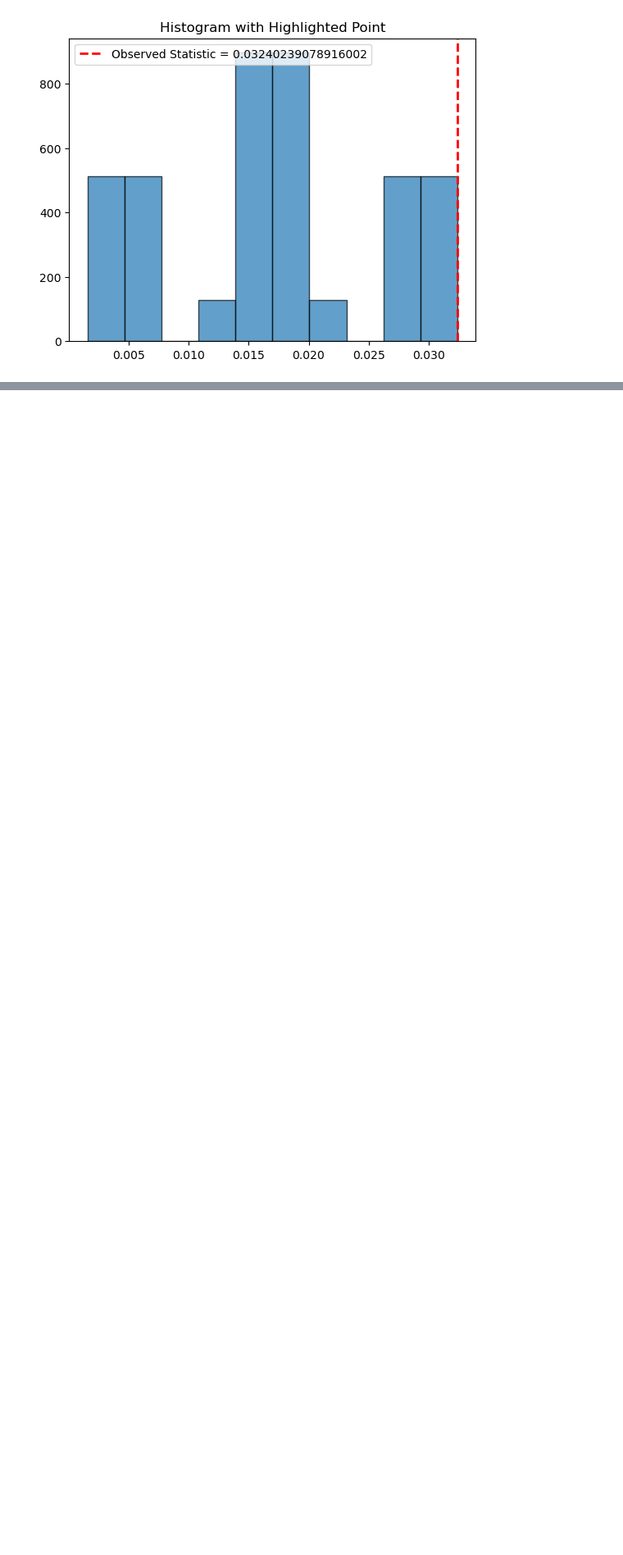
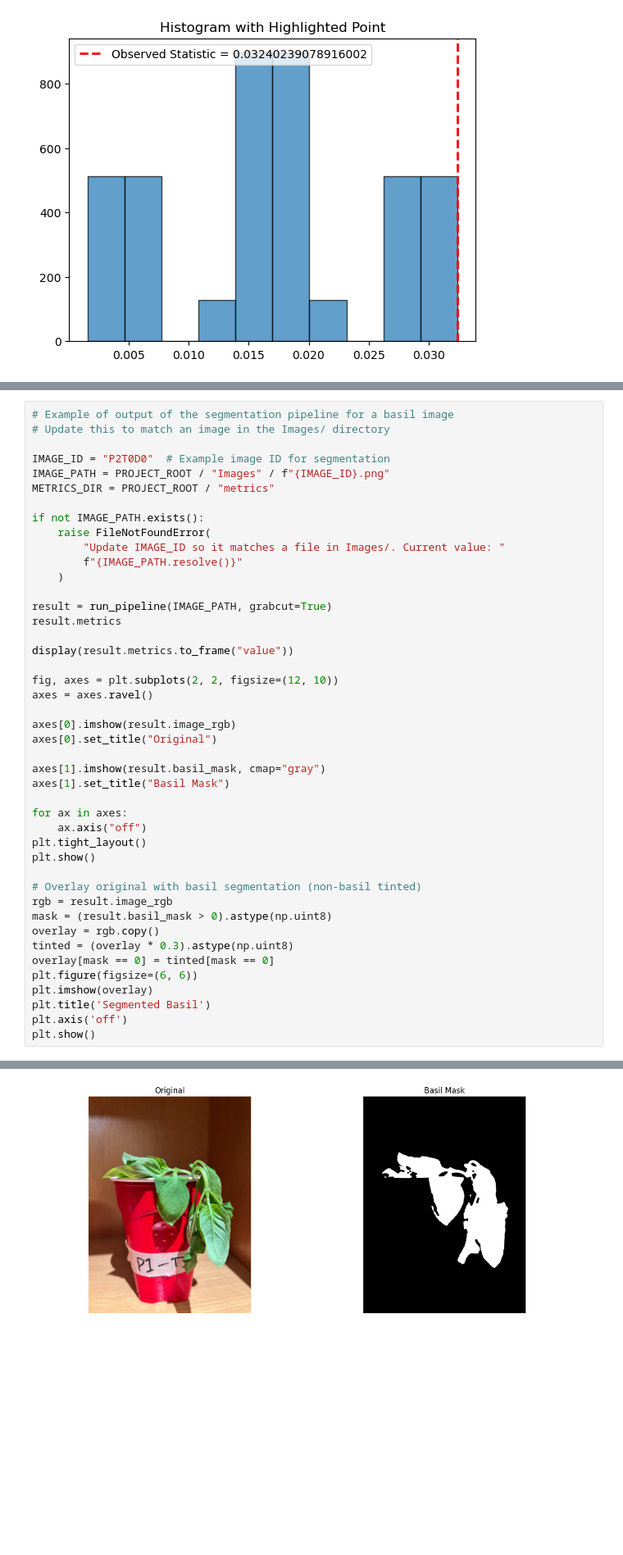
Before and after one commit to eschubert1/stat604project3, a Jupyter notebook: basil_experiment.ipynb, the cells around one changed output, grey strips where cells are left out. Shown at 82% size. Saved outputs shown, nothing was run; the diff lists cells and outputs as text; blank space fills up the shorter version.

```diff
--- a/basil_experiment.ipynb
+++ b/basil_experiment.ipynb
@@ -504,0 +505,45 @@ from src import basil_mask_color_refined, save_metrics_csv
+# %%
+# Example of output of the segmentation pipeline for a basil image
+# Update this to match an image in the Images/ directory
+
+IMAGE_ID = "P2T0D0"  # Example image ID for segmentation
+IMAGE_PATH = PROJECT_ROOT / "Images" / f"{IMAGE_ID}.png"
+METRICS_DIR = PROJECT_ROOT / "metrics"
+
+if not IMAGE_PATH.exists():
+    raise FileNotFoundError(
+        "Update IMAGE_ID so it matches a file in Images/. Current value: "
+        f"{IMAGE_PATH.resolve()}"
+    )
+
+result = run_pipeline(IMAGE_PATH, grabcut=True)
+result.metrics
+
+display(result.metrics.to_frame("value"))
+
+fig, axes = plt.subplots(2, 2, figsize=(12, 10))
+axes = axes.ravel()
+
+axes[0].imshow(result.image_rgb)
+axes[0].set_title("Original")
+
+axes[1].imshow(result.basil_mask, cmap="gray")
+axes[1].set_title("Basil Mask")
+
+for ax in axes:
+    ax.axis("off")
+plt.tight_layout()
+plt.show()
+
+# Overlay original with basil segmentation (non-basil tinted)
+rgb = result.image_rgb
+mask = (result.basil_mask > 0).astype(np.uint8)
+overlay = rgb.copy()
+tinted = (overlay * 0.3).astype(np.uint8)
+overlay[mask == 0] = tinted[mask == 0]
+plt.figure(figsize=(6, 6))
+plt.imshow(overlay)
+plt.title('Segmented Basil')
+plt.axis('off')
+plt.show()
+# %% [output]
@@ -504,0 +568 @@ from src import basil_mask_color_refined, save_metrics_csv
+[figure, added]
```
Also changed, not shown: parts of 17 cells of this notebook.
